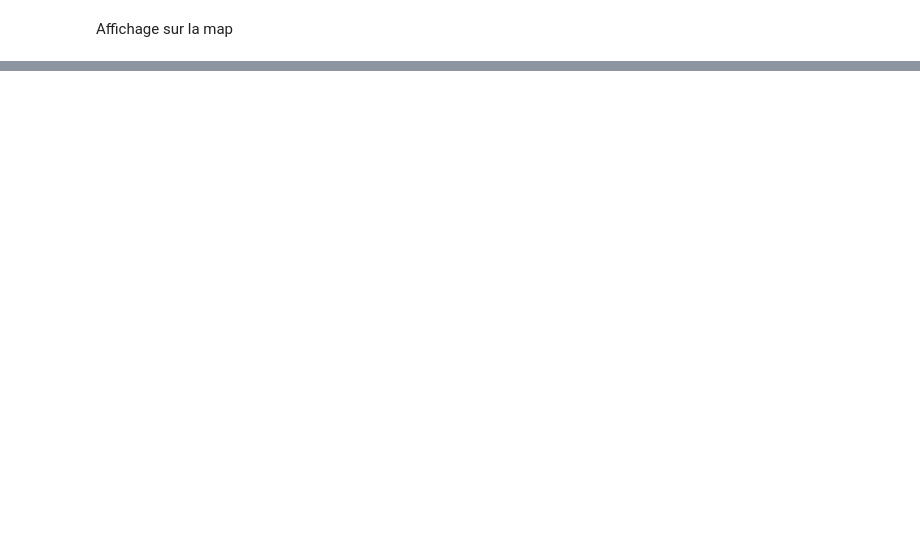
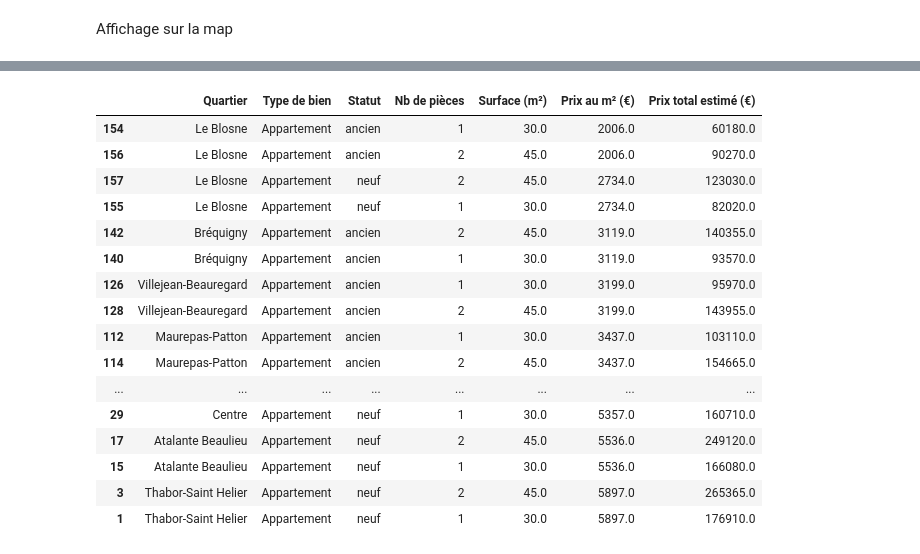
Before and after one commit to adam2504/Analyse_Donnees_Foncieres, a Jupyter notebook: notebook_lucien.ipynb, the cells around one changed output, grey strips where cells are left out. Cells and saved outputs as stored; diff of their text form; code cells hidden in the pictures; blank space fills up the shorter version.

```diff
--- a/notebook_lucien.ipynb
+++ b/notebook_lucien.ipynb
@@ -178,0 +184,11 @@ fig_hist.show()
+# %%
+import requests, zipfile, io
+df = pd.read_csv(f"{BDD}/rennes_quartiers.csv.txt", sep=",")
+r = requests.get(f"{BDD}/data_loyer.zip")
+z = zipfile.ZipFile(io.BytesIO(r.content))
+fichier_csv = [f for f in z.namelist() if f.endswith(".csv")][0]
+df2 = pd.read_csv(z.open(fichier_csv), encoding="latin-1", sep=";")
+df.columns = df.columns.str.strip()
+df2.columns = df2.columns.str.strip()
+display(df2)
+display(df)
@@ -178,0 +222,10 @@ fig_hist.show()
+# %%
+df['Nb de pièces'] = df['Nb de pièces'].astype(int)
+df['Surface (m²)'] = df['Surface (m²)'].astype(float)
+df['Prix au m² (€)'] = df['Prix au m² (€)'].astype(float)
+df['Prix total estimé (€)'] = df['Prix total estimé (€)'].astype(float)
+# %%
+df_etudiants = df[(df['Type de bien'] == 'Appartement') & (df['Surface (m²)'] < 50)]
+df2 = df2[((df2['Type_habitat'] == 'Appartement') | (df2['nombre_pieces_homogene'] == 'Appart 1P') | (df2['nombre_pieces_homogene'] == 'Appart 2P')) & (df2['surface_moyenne'] < 50)]
+display(df_etudiants)
+display(df2)
@@ -178,0 +263,21 @@ fig_hist.show()
+# %%
+df_etudiants = df_etudiants.sort_values(by="Prix au m² (€)")
+display(df_etudiants)
+# %% [output]
+|  | Quartier | Type de bien | Statut | Nb de pièces | Surface (m²) | Prix au m² (€) | Prix total estimé (€) |
+| 154 | Le Blosne | Appartement | ancien | 1 | 30.0 | 2006.0 | 60180.0 |
+| 156 | Le Blosne | Appartement | ancien | 2 | 45.0 | 2006.0 | 90270.0 |
+| 157 | Le Blosne | Appartement | neuf | 2 | 45.0 | 2734.0 | 123030.0 |
+| 155 | Le Blosne | Appartement | neuf | 1 | 30.0 | 2734.0 | 82020.0 |
+| 142 | Bréquigny | Appartement | ancien | 2 | 45.0 | 3119.0 | 140355.0 |
+| 140 | Bréquigny | Appartement | ancien | 1 | 30.0 | 3119.0 | 93570.0 |
+| 126 | Villejean-Beauregard | Appartement | ancien | 1 | 30.0 | 3199.0 | 95970.0 |
+| 128 | Villejean-Beauregard | Appartement | ancien | 2 | 45.0 | 3199.0 | 143955.0 |
+| 112 | Maurepas-Patton | Appartement | ancien | 1 | 30.0 | 3437.0 | 103110.0 |
+| 114 | Maurepas-Patton | Appartement | ancien | 2 | 45.0 | 3437.0 | 154665.0 |
+| ... | ... | ... | ... | ... | ... | ... | ... |
+| 29 | Centre | Appartement | neuf | 1 | 30.0 | 5357.0 | 160710.0 |
+| 17 | Atalante Beaulieu | Appartement | neuf | 2 | 45.0 | 5536.0 | 249120.0 |
+| 15 | Atalante Beaulieu | Appartement | neuf | 1 | 30.0 | 5536.0 | 166080.0 |
+| 3 | Thabor-Saint Helier | Appartement | neuf | 2 | 45.0 | 5897.0 | 265365.0 |
+| 1 | Thabor-Saint Helier | Appartement | neuf | 1 | 30.0 | 5897.0 | 176910.0 |
```
Also changed, not shown: parts of 7 cells of this notebook.
